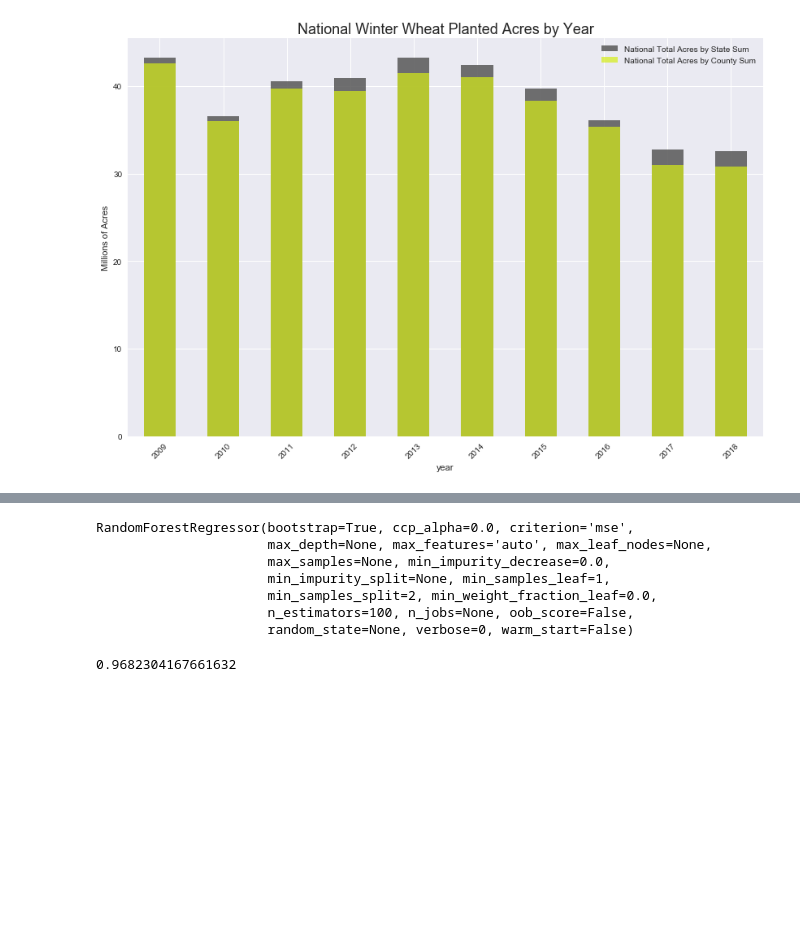
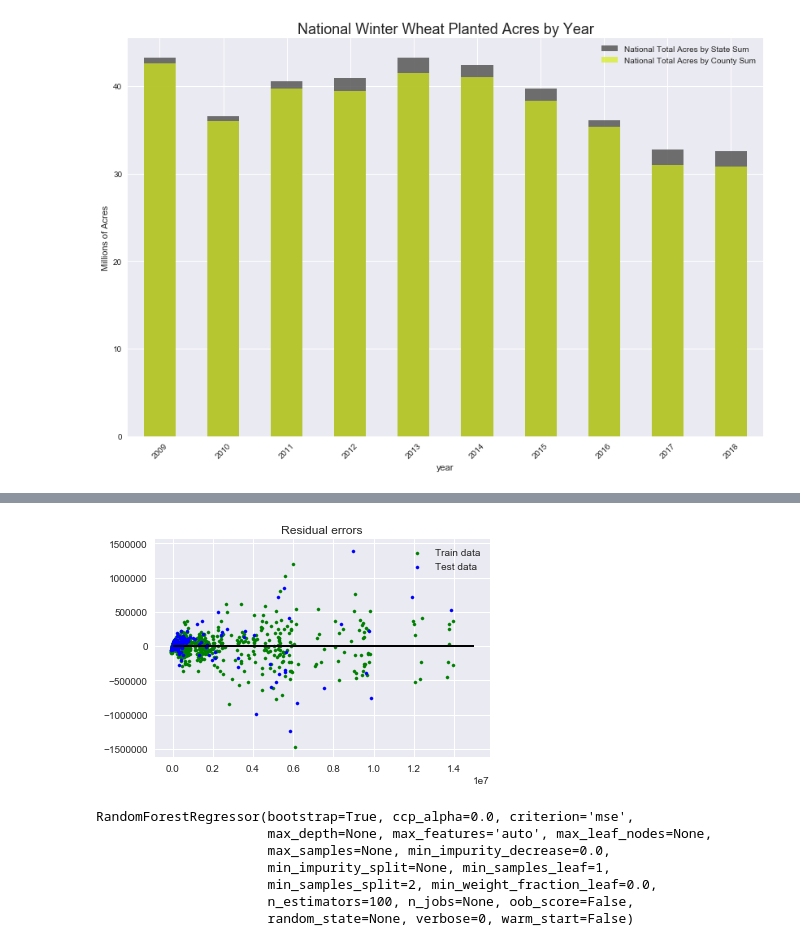
Before and after one commit to nomadtomas/State_Of_Agriculture, a Jupyter notebook: commodity_eda.ipynb, the cells around one changed output, grey strips where cells are left out. Saved outputs shown, nothing was run; the diff lists cells and outputs as text; code cells hidden in the pictures; blank space fills up the shorter version.

Commit message:
updated models

```diff
--- a/commodity_eda.ipynb
+++ b/commodity_eda.ipynb
@@ -281,0 +258,4 @@ X_test_19 = test_df.query("year == 2019").drop('corn_plt', axis=1)
+# %%
+#split data by years given it deal with timeseries analysis
+y_train = train_df.query("year > 2009 and year < 2017")
+X_train = train_df.query("year < 2016")
@@ -281,0 +274,3 @@ X_test_19 = test_df.query("year == 2019").drop('corn_plt', axis=1)
+# %%
+features = X_train.values
+labels = y_train.values
@@ -281,0 +281,4 @@ X_test_19 = test_df.query("year == 2019").drop('corn_plt', axis=1)
+# %%
+#build a linear regression model
+ln_reg = LinearRegression()
+ln_reg.fit(features, labels)
@@ -281,0 +354,22 @@ X_test_19 = test_df.query("year == 2019").drop('corn_plt', axis=1)
+# %%
+#plotting residual errors in training data
+plt.scatter(ln_reg.predict(X_train), ln_reg.predict(X_train) - y_train,
+            color = "green", s = 10, label = 'Train data')
+
+#plotting residual errors in test data
+plt.scatter(ln_reg.predict(X_test), ln_reg.predict(X_test) - y_test,
+            color = "blue", s = 10, label = 'Test data')
+
+#plotting line for zero residual error
+plt.hlines(y = 0, xmin = 0, xmax = 15000000, linewidth = 2)
+
+#plotting legend
+plt.legend(loc = 'upper right')
+
+#plot title
+plt.title("Residual errors")
+
+#function to show plot
+plt.show()
+# %% [output]
+[figure, added]
@@ -307,4 +393,0 @@ RF_predict = X_train_predict.append(X_test_predict)
-# %%
-RSquared = r2_score(y_test, X_test_predict.reset_index().values)
-# %% [output]
-0.9682304167661632
```
Also changed, not shown: parts of 81 cells of this notebook.
